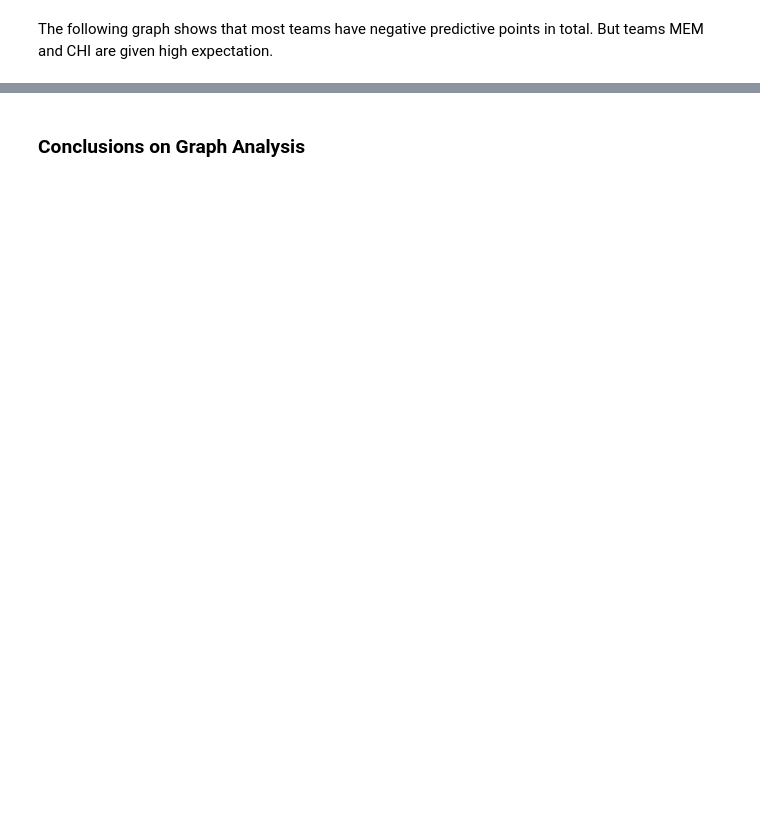
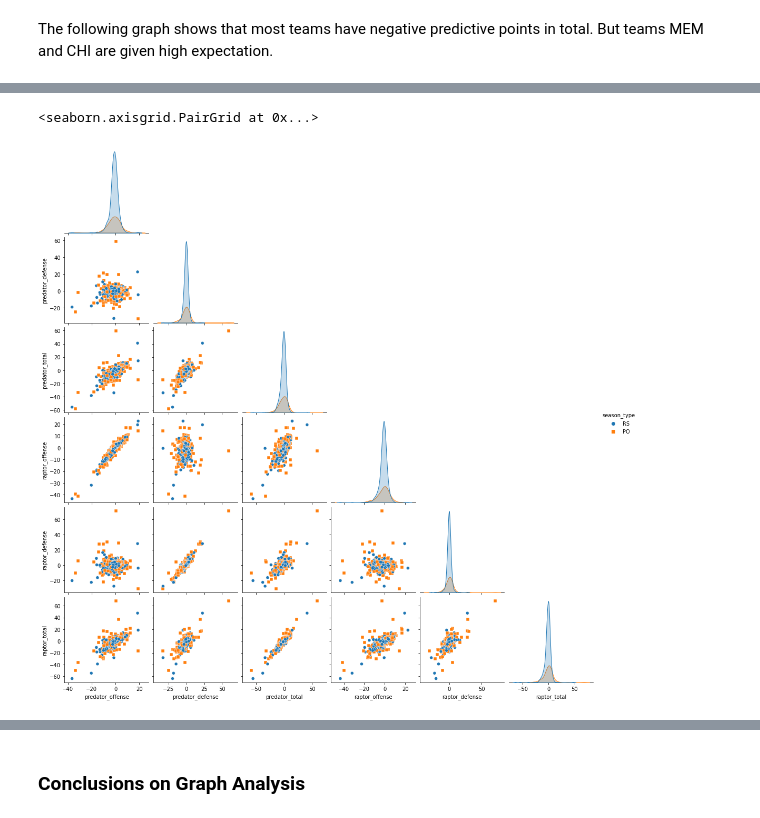
Before and after one commit to data301-2021-winter1/project-group40-project, a Jupyter notebook: notebooks/analysis3.ipynb, the cells around one changed output, grey strips where cells are left out. Drawn from its saved outputs; the diff is of its cells as text; code cells hidden in the pictures; blank space fills up the shorter version.

```diff
--- a/notebooks/analysis3.ipynb
+++ b/notebooks/analysis3.ipynb
@@ -144,0 +148,5 @@ sns.catplot(x="team",y="war_total",data = df,kind ="bar",height=10)
+# %%
+sns.pairplot(df,x_vars=["predator_offense","predator_defense","predator_total","raptor_offense","raptor_defense","raptor_total"],y_vars=["predator_offense","predator_defense","predator_total","raptor_offense","raptor_defense","raptor_total"],corner=True, hue="season_type", markers=["o","s"])
+# %% [output]
+<seaborn.axisgrid.PairGrid at 0x...>
+[figure, added]
```
Also changed, not shown: parts of 24 cells of this notebook, 1 other file.
